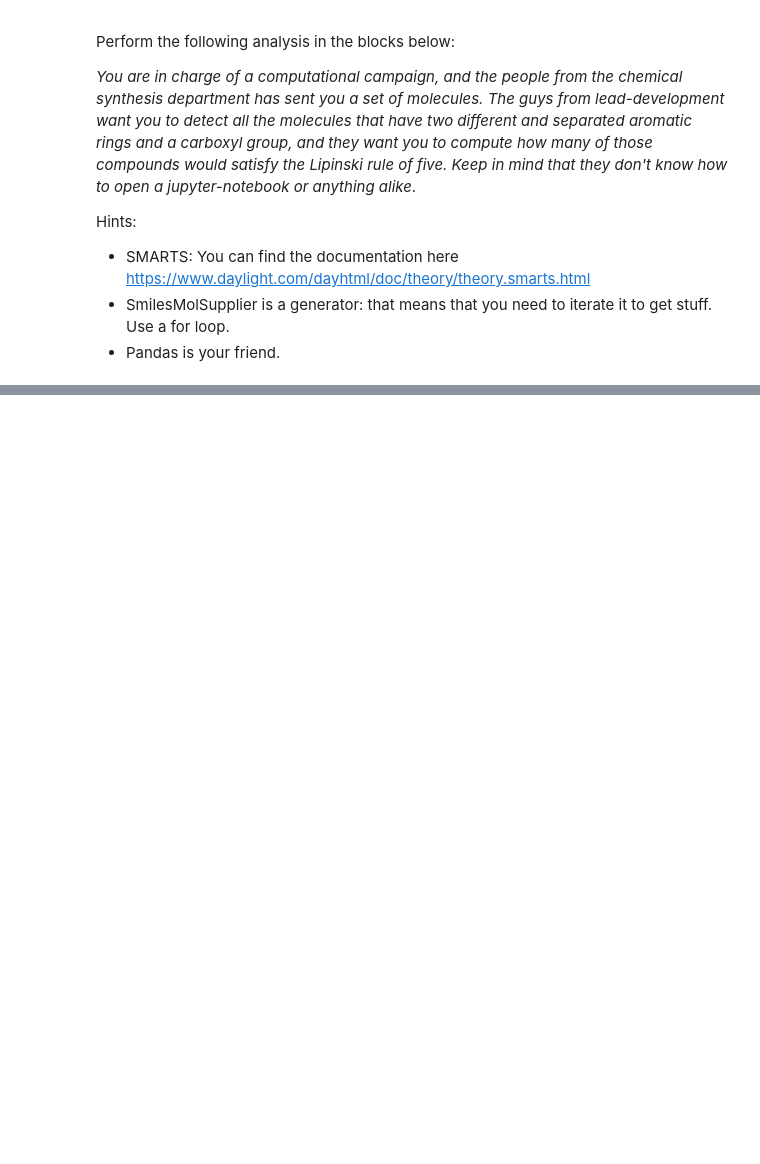
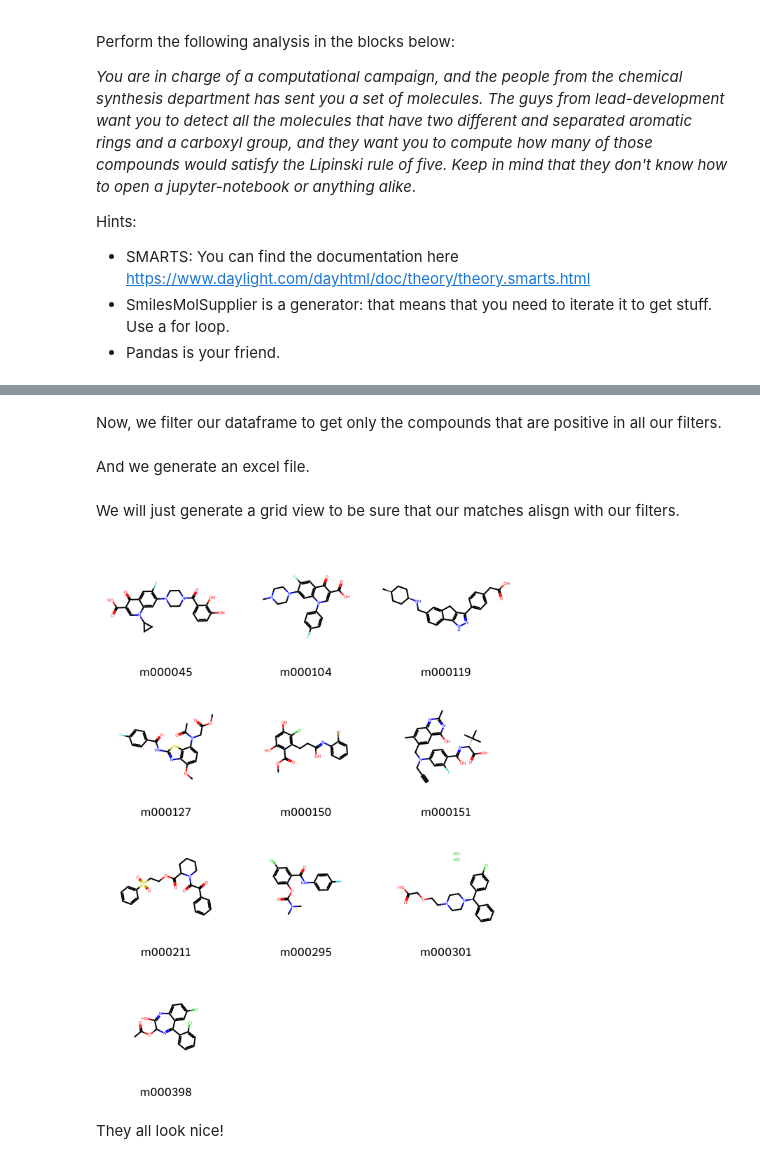
Before and after one commit to brunocuevas/UPM-SBLD-25, a Jupyter notebook: class-2025-10-31-a.ipynb, the cells around one changed output, grey strips where cells are left out. Cells and saved outputs as stored; diff of their text form; code cells hidden in the pictures; blank space fills up the shorter version.

```diff
--- a/class-2025-10-31-a.ipynb
+++ b/class-2025-10-31-a.ipynb
@@ -316,0 +500,3 @@ Hints:
+# %%
+pattern2 = chem.MolFromSmarts('C(=O)O')
+assert(chem.MolFromSmiles("c1c(C(=O)O)cc(CCCc2ccccc2)cc1").HasSubstructMatch(pattern1)) # this would fail if this was not true
@@ -316,0 +505,22 @@ Hints:
+# %%
+
+def lipinski5(mol: chem.rdchem.Mol) -> bool:
+    """
+    Lipinski 5 implementation in rdkit
+    ---
+    It gives a True if the molecule fulfills Ro5,
+    and False if any condition is violated.
+    """
+    props = chemdesc.CalcMolDescriptors(mol)
+    mw = props['MolWt'] < 500
+    donnors = props['NumHDonors'] < 5
+    acceptors = props['NumHAcceptors'] < 10
+    logp = props['MolLogP'] < 5.0
+    if mw and donnors and acceptors and logp:
+        return True
+    else:
+        return False
+
+
+assert(lipinski5(chem.MolFromSmiles("c1c(C(=O)O)cc(CCCc2ccccc2)cc1"))) # true
+assert(lipinski5(chem.MolFromSmiles("c1c(CCCCCCCCCCCCC(=O)O)cc(CCCc2ccccc2)cc1")) is False) # false
@@ -316,0 +529,6 @@ Hints:
+# %%
+collection_df['mol'] = collection_df['SMILES'].apply(lambda x: chem.MolFromSmiles(x))
+collection_df['lipinski5'] = collection_df['mol'].apply(lambda x: lipinski5(x))
+collection_df['has_two_rings'] = collection_df['mol'].apply(lambda mol: mol.HasSubstructMatch(pattern1))
+collection_df['has_carboxyl'] = collection_df['mol'].apply(lambda mol: mol.HasSubstructMatch(pattern2))
+collection_df
@@ -316,0 +549,6 @@ Hints:
+# %% [markdown]
+Now, we filter our dataframe to get only the compounds that are positive in all our filters.
+# %%
+collection_df_positives = collection_df.query('lipinski5 == True').query('has_two_rings == True').query('has_carboxyl == True')
+# %% [markdown]
+And we generate an excel file.
@@ -316,0 +557,8 @@ Hints:
+# %% [markdown]
+We will just generate a grid view to be sure that our matches alisgn with our filters.
+# %%
+chem.PandasTools.FrameToGridImage(collection_df_positives[:10], 'mol', legendsCol='Name')
+# %% [output]
+[figure, added]
+# %% [markdown]
+They all look nice!
```
Also changed, not shown: parts of 44 cells of this notebook, 1 other file.
